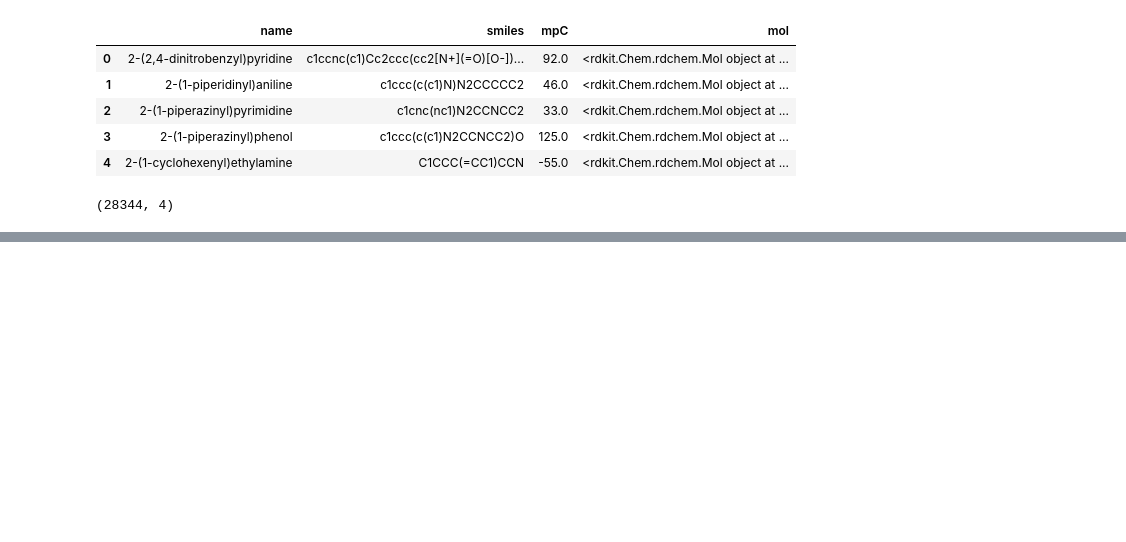
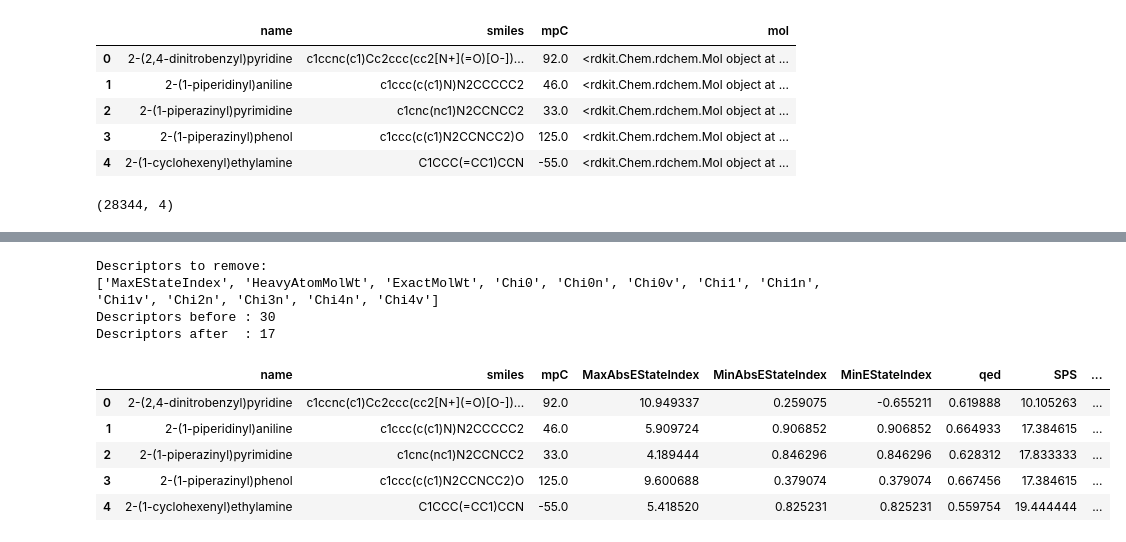
Before and after one commit to thedhawalpanchamiya/melting-point, a Jupyter notebook: melting-point.ipynb, the cells around one changed output, grey strips where cells are left out. Drawn from its saved outputs; the diff is of its cells as text; code cells hidden in the pictures; blank space fills up the shorter version.

```diff
--- a/melting-point.ipynb
+++ b/melting-point.ipynb
@@ -175,0 +214,51 @@ data.shape
+# %%
+# Correlation matrix of the selected descriptors
+
+corr_matrix = descriptor_data[top_descriptors].corr().abs()
+
+
+upper = corr_matrix.where(
+    np.triu(np.ones(corr_matrix.shape), k=1).astype(bool)
+
+)
+
+threshold = 0.95
+
+to_drop = [
+    column
+    for column in upper.columns
+    if any(upper[column] > threshold)
+]
+
+print("Descriptors to remove:")
+print(to_drop)
+
+selected_descriptors = [
+    desc for desc in top_descriptors
+    if desc not in to_drop
+]
+
+print(f"Descriptors before : {len(top_descriptors)}")
+print(f"Descriptors after  : {len(selected_descriptors)}")
+
+data = pd.concat(
+    [
+        final_data[["name", "smiles", "mpC"]],
+        descriptor_data[selected_descriptors]
+    ],
+    axis=1
+)
+# %% [output]
+Descriptors to remove:
+['MaxEStateIndex', 'HeavyAtomMolWt', 'ExactMolWt', 'Chi0', 'Chi0n', 'Chi0v', 'Chi1', 'Chi1n', 'Chi1v', 'Chi2n', 'Chi3n', 'Chi4n', 'Chi4v']
+Descriptors before : 30
+Descriptors after  : 17
+# %%
+data.head()
+# %% [output]
+|  | name | smiles | mpC | MaxAbsEStateIndex | MinAbsEStateIndex | MinEStateIndex | qed | SPS | ... |
+| 0 | 2-(2,4-dinitrobenzyl)pyridine | c1ccnc(c1)Cc2ccc(cc2[N+](=O)[O-])... | 92.0 | 10.949337 | 0.259075 | -0.655211 | 0.619888 | 10.105263 | ... |
+| 1 | 2-(1-piperidinyl)aniline | c1ccc(c(c1)N)N2CCCCC2 | 46.0 | 5.909724 | 0.906852 | 0.906852 | 0.664933 | 17.384615 | ... |
+| 2 | 2-(1-piperazinyl)pyrimidine | c1cnc(nc1)N2CCNCC2 | 33.0 | 4.189444 | 0.846296 | 0.846296 | 0.628312 | 17.833333 | ... |
+| 3 | 2-(1-piperazinyl)phenol | c1ccc(c(c1)N2CCNCC2)O | 125.0 | 9.600688 | 0.379074 | 0.379074 | 0.667456 | 17.384615 | ... |
+| 4 | 2-(1-cyclohexenyl)ethylamine | C1CCC(=CC1)CCN | -55.0 | 5.418520 | 0.825231 | 0.825231 | 0.559754 | 19.444444 | ... |
```
Also changed, not shown: parts of 13 cells of this notebook.
